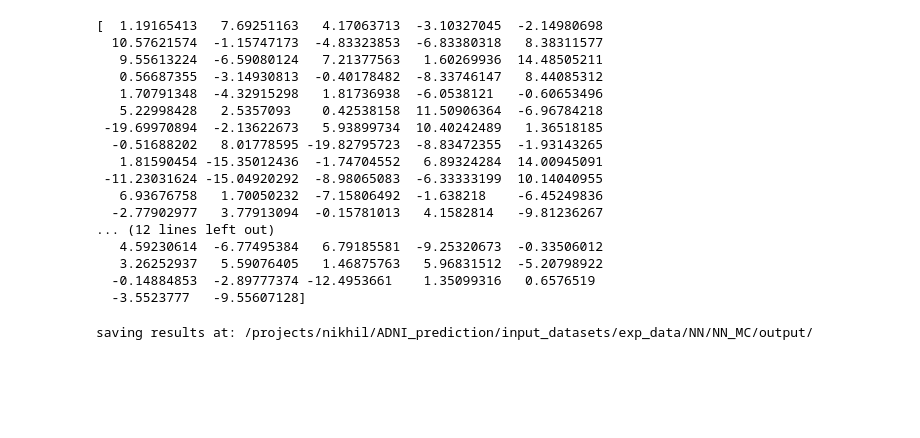
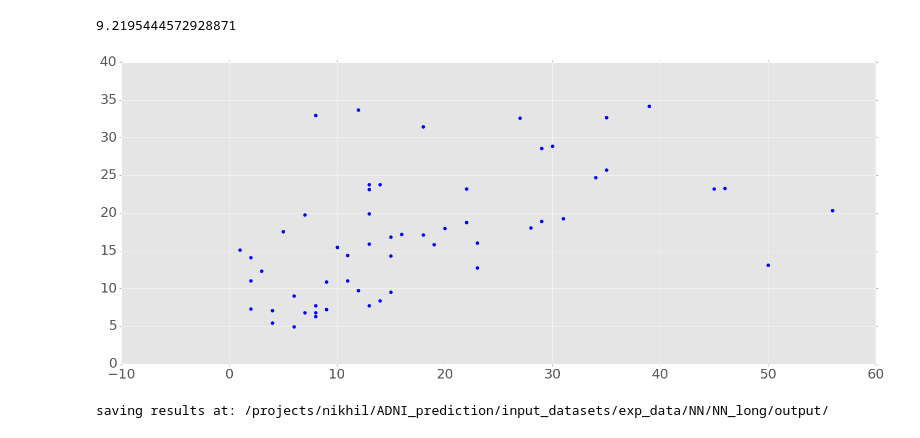
Before and after one commit to TIGRLab/NI-ML, a Jupyter notebook: models/notebooks/Caffe_API_ADNI-Copy3.ipynb, the cells around one changed output. Cells and saved outputs as stored; diff of their text form; code cells hidden in the pictures; blank space fills up the shorter version.

```diff
--- a/models/notebooks/Caffe_API_ADNI-Copy3.ipynb
+++ b/models/notebooks/Caffe_API_ADNI-Copy3.ipynb
@@ -1357,41 +1324,31 @@ opt_snap: {1: 15, 2: 13, 3: 7, 4: 5, 5: 17, 6: 17, 7: 9, 8: 15, 9: 16, 10: 19}
-# %%
-print adas_pred_scores[5][0] - adas_act_scores[5][0]
-# %% [output]
-[  1.19165413   7.69251163   4.17063713  -3.10327045  -2.14980698
-  10.57621574  -1.15747173  -4.83323853  -6.83380318   8.38311577
-   9.55613224  -6.59080124   7.21377563   1.60269936  14.48505211
-   0.56687355  -3.14930813  -0.40178482  -8.33746147   8.44085312
-   1.70791348  -4.32915298   1.81736938  -6.0538121   -0.60653496
-   5.22998428   2.5357093    0.42538158  11.50906364  -6.96784218
- -19.69970894  -2.13622673   5.93899734  10.40242489   1.36518185
-  -0.51688202   8.01778595 -19.82795723  -8.83472355  -1.93143265
-   1.81590454 -15.35012436  -1.74704552   6.89324284  14.00945091
- -11.23031624 -15.04920292  -8.98065083  -6.33333199  10.14040955
-   6.93676758   1.70050232  -7.15806492  -1.638218    -6.45249836
-  -2.77902977   3.77913094  -0.15781013   4.1582814   -9.81236267
-... (12 lines left out)
-   4.59230614  -6.77495384   6.79185581  -9.25320673  -0.33506012
-   3.26252937   5.59076405   1.46875763   5.96831512  -5.20798922
-  -0.14884853  -2.89777374 -12.4953661    1.35099316   0.6576519
-  -3.5523777   -9.55607128]
+# %%
+plt.style.use('ggplot')
+plt.scatter(fold_act_scores_mmse[2], fold_pred_scores_mmse['hyp1_2'][3],s=50)
+plt.xticks(fontsize=25)
+plt.yticks(fontsize=25)
+
+np.sqrt(85)
+# %% [output]
+9.2195444572928871
+[figure, added]
 # %%
 #Save df style dictionaly for seaborn plots
-cohort = 'ADNI1and2'
-update = 5
-df_perf_dict_path = CV_model_dir + 'df_perf_dict_{}_{}_{}_ADAS13_up_{}.pkl'.format(exp_name, cohort,modality,update)
+cohort = 'ADNI1'
+update = 0
+df_perf_dict_path = CV_model_dir + 'df_perf_dict_{}_{}_{}_ADAS13_bl_up_{}.pkl'.format(exp_name, cohort,modality,update)
 pickleIt(df_perf_dict_adas,df_perf_dict_path)
-df_perf_dict_path = CV_model_dir + 'df_perf_dict_{}_{}_{}_MMSE_up_{}.pkl'.format(exp_name, cohort,modality,update)
+df_perf_dict_path = CV_model_dir + 'df_perf_dict_{}_{}_{}_ADAS13_m12_up_{}.pkl'.format(exp_name, cohort,modality,update)
 pickleIt(df_perf_dict_mmse,df_perf_dict_path)
 
-df_perf_dict_path = CV_model_dir + 'df_perf_dict_{}_{}_{}_ADAS13_tuned_up_{}.pkl'.format(exp_name,cohort,modality,update)
+df_perf_dict_path = CV_model_dir + 'df_perf_dict_{}_{}_{}_ADAS13_bl_tuned_up_{}.pkl'.format(exp_name,cohort,modality,update)
 pickleIt(df_perf_dict_adas_tuned,df_perf_dict_path)
-df_perf_dict_path = CV_model_dir + 'df_perf_dict_{}_{}_{}_MMSE_tuned_up_{}.pkl'.format(exp_name, cohort,modality,update)
+df_perf_dict_path = CV_model_dir + 'df_perf_dict_{}_{}_{}_ADAS13_m12_tuned_up_{}.pkl'.format(exp_name, cohort,modality,update)
 pickleIt(df_perf_dict_mmse_tuned,df_perf_dict_path)
 
 
 print 'saving results at: {}'.format(CV_model_dir)
 # %% [output]
-saving results at: /projects/nikhil/ADNI_prediction/input_datasets/exp_data/NN/NN_MC/output/
+saving results at: /projects/nikhil/ADNI_prediction/input_datasets/exp_data/NN/NN_long/output/
 # %%
 plt.rcParams['figure.figsize'] = (20, 25)
 n_rows = n_folds
```
Also changed, not shown: parts of 16 cells of this notebook, 20 other files.
